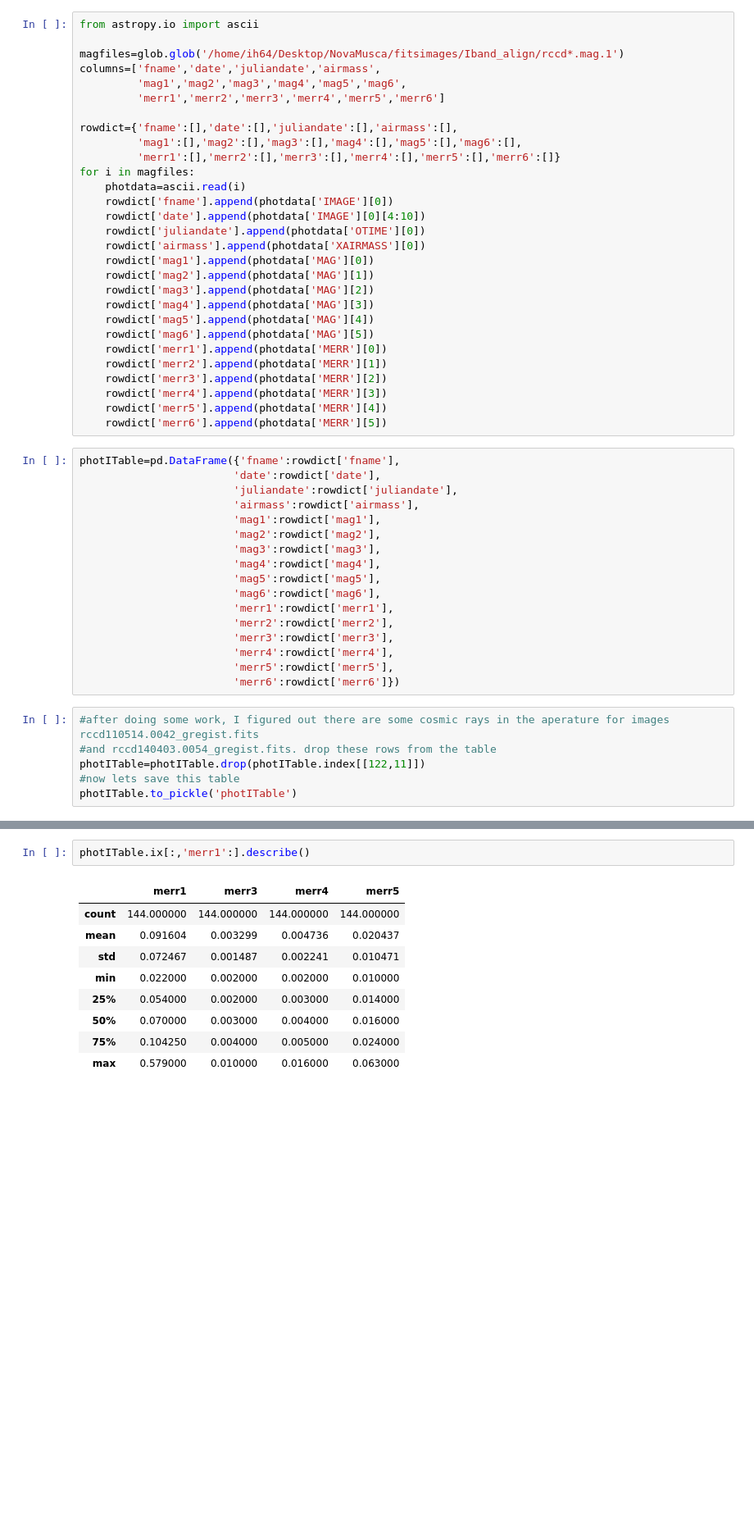
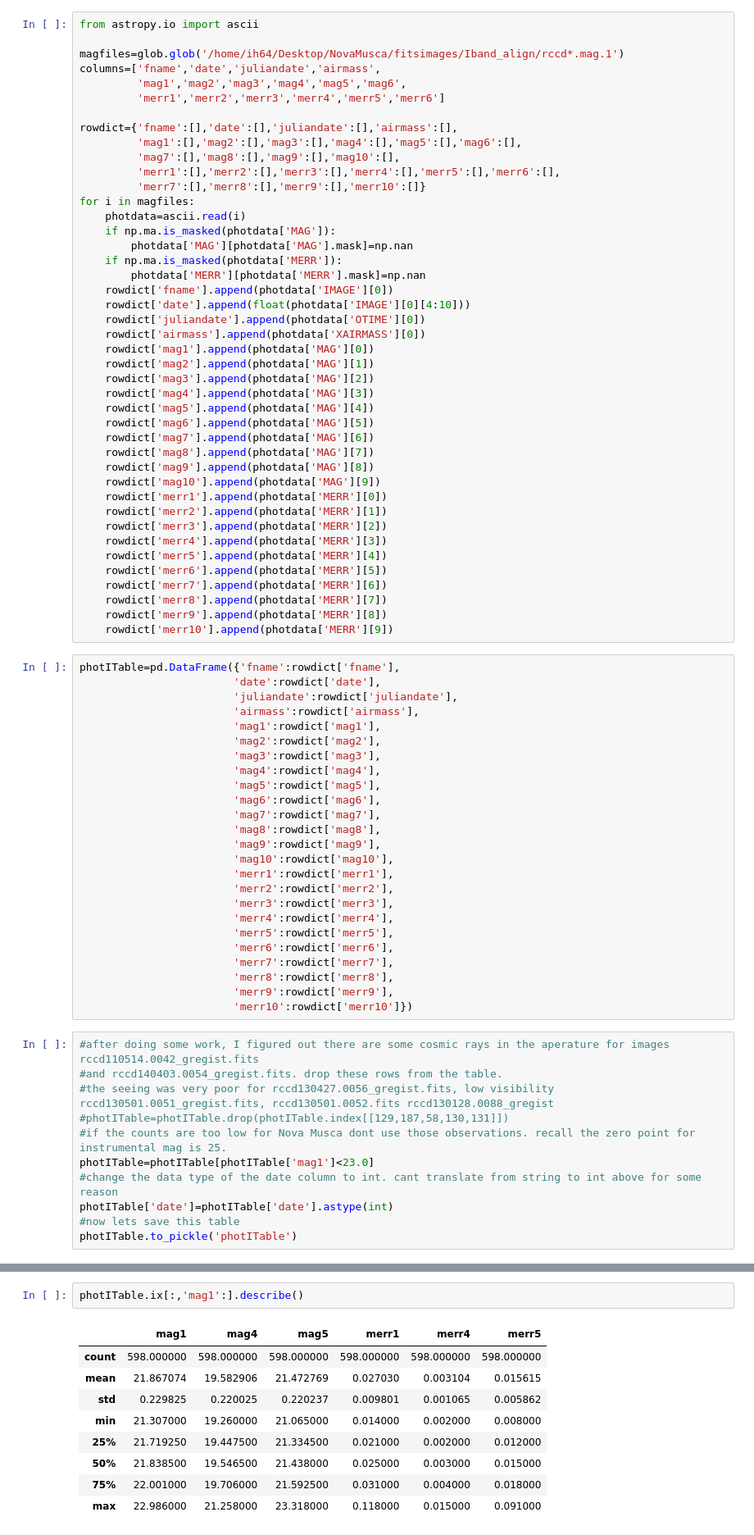
Before and after one commit to ih64/NovaMusca, a Jupyter notebook: NovaMuscaCalibration.ipynb, the cells around one changed output, grey strips where cells are left out. Shown at 82% size. Saved outputs shown, nothing was run; the diff lists cells and outputs as text; blank space fills up the shorter version.

```diff
--- a/NovaMuscaCalibration.ipynb
+++ b/NovaMuscaCalibration.ipynb
@@ -214,11 +270,17 @@ columns=['fname','date','juliandate','airmass',
 
 rowdict={'fname':[],'date':[],'juliandate':[],'airmass':[],
          'mag1':[],'mag2':[],'mag3':[],'mag4':[],'mag5':[],'mag6':[],
-         'merr1':[],'merr2':[],'merr3':[],'merr4':[],'merr5':[],'merr6':[]}
+         'mag7':[],'mag8':[],'mag9':[],'mag10':[],
+         'merr1':[],'merr2':[],'merr3':[],'merr4':[],'merr5':[],'merr6':[],
+         'merr7':[],'merr8':[],'merr9':[],'merr10':[]}
 for i in magfiles:
     photdata=ascii.read(i)
+    if np.ma.is_masked(photdata['MAG']):
+        photdata['MAG'][photdata['MAG'].mask]=np.nan
+    if np.ma.is_masked(photdata['MERR']):
+        photdata['MERR'][photdata['MERR'].mask]=np.nan
     rowdict['fname'].append(photdata['IMAGE'][0])
-    rowdict['date'].append(photdata['IMAGE'][0][4:10])
+    rowdict['date'].append(float(photdata['IMAGE'][0][4:10]))
     rowdict['juliandate'].append(photdata['OTIME'][0])
     rowdict['airmass'].append(photdata['XAIRMASS'][0])
     rowdict['mag1'].append(photdata['MAG'][0])
@@ -227,12 +289,20 @@ for i in magfiles:
     rowdict['mag4'].append(photdata['MAG'][3])
     rowdict['mag5'].append(photdata['MAG'][4])
     rowdict['mag6'].append(photdata['MAG'][5])
+    rowdict['mag7'].append(photdata['MAG'][6])
+    rowdict['mag8'].append(photdata['MAG'][7])
+    rowdict['mag9'].append(photdata['MAG'][8])
+    rowdict['mag10'].append(photdata['MAG'][9])
     rowdict['merr1'].append(photdata['MERR'][0])
     rowdict['merr2'].append(photdata['MERR'][1])
     rowdict['merr3'].append(photdata['MERR'][2])
     rowdict['merr4'].append(photdata['MERR'][3])
     rowdict['merr5'].append(photdata['MERR'][4])
     rowdict['merr6'].append(photdata['MERR'][5])
+    rowdict['merr7'].append(photdata['MERR'][6])
+    rowdict['merr8'].append(photdata['MERR'][7])
+    rowdict['merr9'].append(photdata['MERR'][8])
+    rowdict['merr10'].append(photdata['MERR'][9])
 # %%
 photITable=pd.DataFrame({'fname':rowdict['fname'],
                         'date':rowdict['date'],
@@ -244,16 +314,29 @@ photITable=pd.DataFrame({'fname':rowdict['fname'],
                         'mag4':rowdict['mag4'],
                         'mag5':rowdict['mag5'],
                         'mag6':rowdict['mag6'],
+                        'mag7':rowdict['mag7'],
+                        'mag8':rowdict['mag8'],
+                        'mag9':rowdict['mag9'],
+                        'mag10':rowdict['mag10'],
                         'merr1':rowdict['merr1'],
                         'merr2':rowdict['merr2'],
                         'merr3':rowdict['merr3'],
                         'merr4':rowdict['merr4'],
                         'merr5':rowdict['merr5'],
-                        'merr6':rowdict['merr6']})
+                        'merr6':rowdict['merr6'],
+                        'merr7':rowdict['merr7'],
+                        'merr8':rowdict['merr8'],
+                        'merr9':rowdict['merr9'],
+                        'merr10':rowdict['merr10']})
 # %%
 #after doing some work, I figured out there are some cosmic rays in the aperature for images rccd110514.0042_gregist.fits
-#and rccd140403.0054_gregist.fits. drop these rows from the table
-photITable=photITable.drop(photITable.index[[122,11]])
+#and rccd140403.0054_gregist.fits. drop these rows from the table.
+#the seeing was very poor for rccd130427.0056_gregist.fits, low visibility rccd130501.0051_gregist.fits, rccd130501.0052.fits rccd130128.0088_gregist
+#photITable=photITable.drop(photITable.index[[129,187,58,130,131]])
+#if the counts are too low for Nova Musca dont use those observations. recall the zero point for instrumental mag is 25.
+photITable=photITable[photITable['mag1']<23.0]
+#change the data type of the date column to int. cant translate from string to int above for some reason
+photITable['date']=photITable['date'].astype(int)
 #now lets save this table
 photITable.to_pickle('photITable')
 # %%
@@ -330,12 +463,12 @@ Length: 156, dtype: float64
 # %%
-photITable.ix[:,'merr1':].describe()
+photITable.ix[:,'mag1':].describe()
 # %% [output]
-|  | merr1 | merr3 | merr4 | merr5 |
-| count | 144.000000 | 144.000000 | 144.000000 | 144.000000 |
-| mean | 0.091604 | 0.003299 | 0.004736 | 0.020437 |
-| std | 0.072467 | 0.001487 | 0.002241 | 0.010471 |
-| min | 0.022000 | 0.002000 | 0.002000 | 0.010000 |
-| 25% | 0.054000 | 0.002000 | 0.003000 | 0.014000 |
-| 50% | 0.070000 | 0.003000 | 0.004000 | 0.016000 |
-| 75% | 0.104250 | 0.004000 | 0.005000 | 0.024000 |
-| max | 0.579000 | 0.010000 | 0.016000 | 0.063000 |
+|  | mag1 | mag4 | mag5 | merr1 | merr4 | merr5 |
+| count | 598.000000 | 598.000000 | 598.000000 | 598.000000 | 598.000000 | 598.000000 |
+| mean | 21.867074 | 19.582906 | 21.472769 | 0.027030 | 0.003104 | 0.015615 |
+| std | 0.229825 | 0.220025 | 0.220237 | 0.009801 | 0.001065 | 0.005862 |
+| min | 21.307000 | 19.260000 | 21.065000 | 0.014000 | 0.002000 | 0.008000 |
+| 25% | 21.719250 | 19.447500 | 21.334500 | 0.021000 | 0.002000 | 0.012000 |
+| 50% | 21.838500 | 19.546500 | 21.438000 | 0.025000 | 0.003000 | 0.015000 |
+| 75% | 22.001000 | 19.706000 | 21.592500 | 0.031000 | 0.004000 | 0.018000 |
+| max | 22.986000 | 21.258000 | 23.318000 | 0.118000 | 0.015000 | 0.091000 |
```
Also changed, not shown: parts of 31 cells of this notebook, 7 other files.
